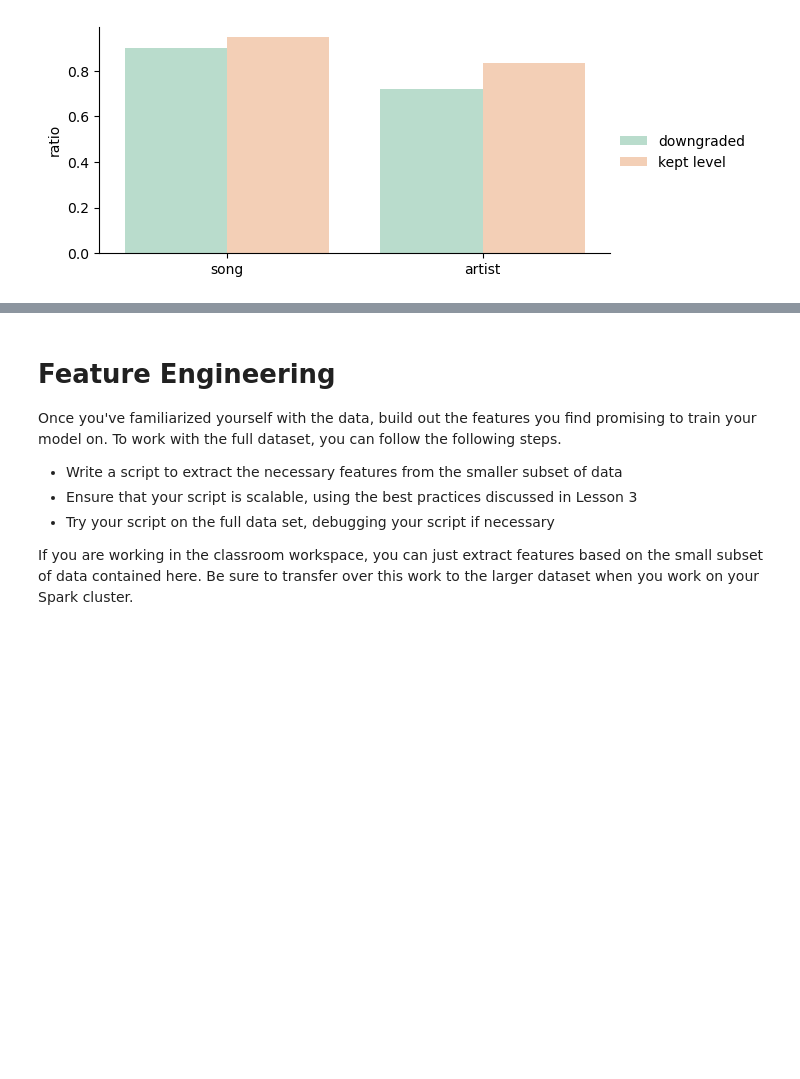
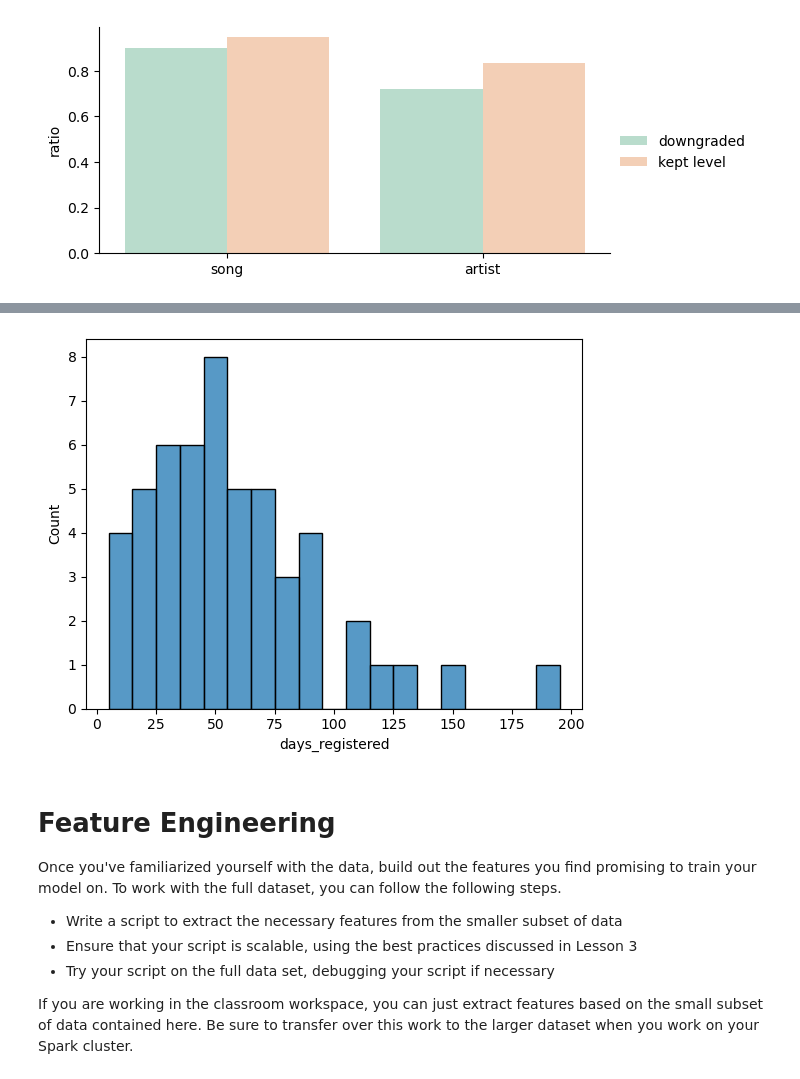
Before and after one commit to audidatacamp370/p4_capstone_spakify, a Jupyter notebook: Sparkify.ipynb, the cells around one changed output, grey strips where cells are left out. Drawn from its saved outputs; the diff is of its cells as text; code cells hidden in the pictures; blank space fills up the shorter version.

Commit message:
Exploratory Analysis - user_data

```diff
--- a/Sparkify.ipynb
+++ b/Sparkify.ipynb
@@ -196,6 +196,7 @@ user_table = spark.sql("""
                             u.device_os as device_os,
                             u.registration_timestamp as registration_timestamp,
                             p.churned as churned,
+                            datediff(p.churn_timestamp,u.registration_timestamp) as days_registered,
                             p.downgraded as downgraded,
                             p.session_count as session_count,
                             (p.song_count/p.nextsong_count) as song_ratio,
@@ -230,6 +231,8 @@ user_table = spark.sql("""
                                     COUNT(CASE WHEN page=='Thumbs Up' THEN 1 ELSE NULL END) as likes_count,
                                     COUNT(CASE WHEN page=='Thumbs Down' THEN 1 ELSE NULL END) as dislike_count,
                                     COUNT(CASE WHEN page=='Error' THEN 1 ELSE NULL END) as error_count,
+                                    (CASE WHEN MAX(churn_event)>0 THEN MAX(event_timestamp) ELSE NULL END) as churn_timestamp,
+
                                     COUNT(*) as event_count
                                 FROM events GROUP BY userId) AS p
                         ON u.userId=p.userId
@@ -382,3 +406,7 @@ barplot_userfeatures(df=df_user,features=['song_ratio', 'artist_ratio'],hue='dow
+# %%
+sns.histplot(data=df_user[df_user.churned=='churned'], x='days_registered',binwidth=10);
+# %% [output]
+[figure, added]
 # %% [markdown]
 # Feature Engineering
 Once you've familiarized yourself with the data, build out the features you find promising to train your model on. To work with the full dataset, you can follow the following steps.
```
Also changed, not shown: parts of 3 cells of this notebook.
